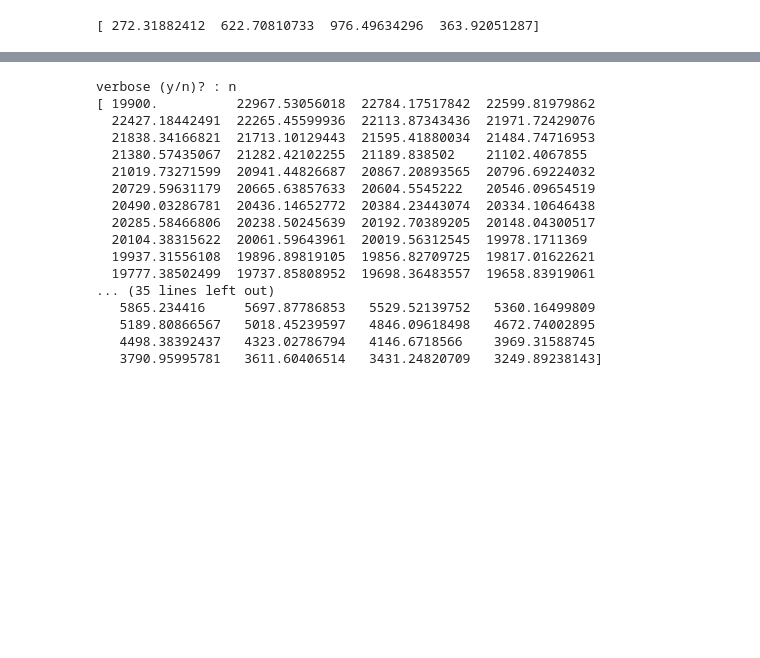
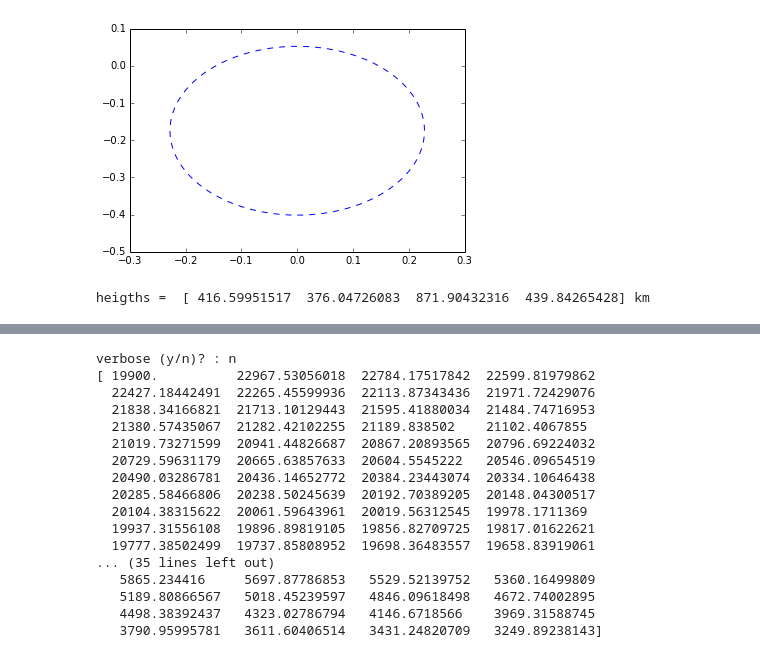
Before and after one commit to Isabella-Dineo/beam_py, a Jupyter notebook: patchbeam_main.ipynb, the cells around one changed output, grey strips where cells are left out. Saved outputs shown, nothing was run; the diff lists cells and outputs as text; code cells hidden in the pictures; blank space fills up the shorter version.

```diff
--- a/patchbeam_main.ipynb
+++ b/patchbeam_main.ipynb
@@ -6,6 +84,39 @@ import matplotlib.cm as cm
+# %%
+def los(alpha, beta):
+    """Function to determine the line of sight cut across the beam.
+
+       Args:
+       -----
+       alpha       : inclination angle
+       beta        : impact parameter
+
+       Returns:
+       --------
+       xlos        : the line of sight x-coordinates
+       ylos        : the line of sight y-coordinates
+       thetalos : the line of sight angle in degrees
+    """
+
+#   rotational phase:
+    phi = np.linspace(-180, 180, num=500, endpoint=True)
+
+#   line of sight x,y plane:
+    xlos, ylos = mapphi(alpha, beta, phi)
+    thetalos = np.arctan2(ylos, xlos) * (180 / np.pi) - 90.0
+    for i in np.arange(len(thetalos)):
+        if thetalos[i] < 0:
+            thetalos[i] = -thetalos[i]
+
+    return xlos, ylos, thetalos
+################## test ######################
+if __name__ == "__main__":
+    xlos, ylos, thetalos = los(alpha, beta)
+    plt.plot(xlos, ylos, 'b--')
+# %% [output]
+[figure, added]
 # %%
 def emission_height(P, hmin, hmax, ncomp):
-    """Function to determine the emission heights given hmin and hmax. Allowed emision heights for young
+    """Function to determine emission heights given hmin and hmax. Allowed emision heights for young
        pulsars range between [950, 1000] and between [20, 1000] for old pulsars.
 
        Args:
@@ -46,6 +157,6 @@ if __name__ == "__main__":
     hmax = 1000
     ncomp = 4
     heights = emission_height(P, hmin, hmax, ncomp)
-    print heights
+    print "heigths = ",heights,"km"
 # %% [output]
-[ 272.31882412  622.70810733  976.49634296  363.92051287]
+heigths =  [ 416.59951517  376.04726083  871.90432316  439.84265428] km
```
Also changed, not shown: parts of 10 cells of this notebook.
